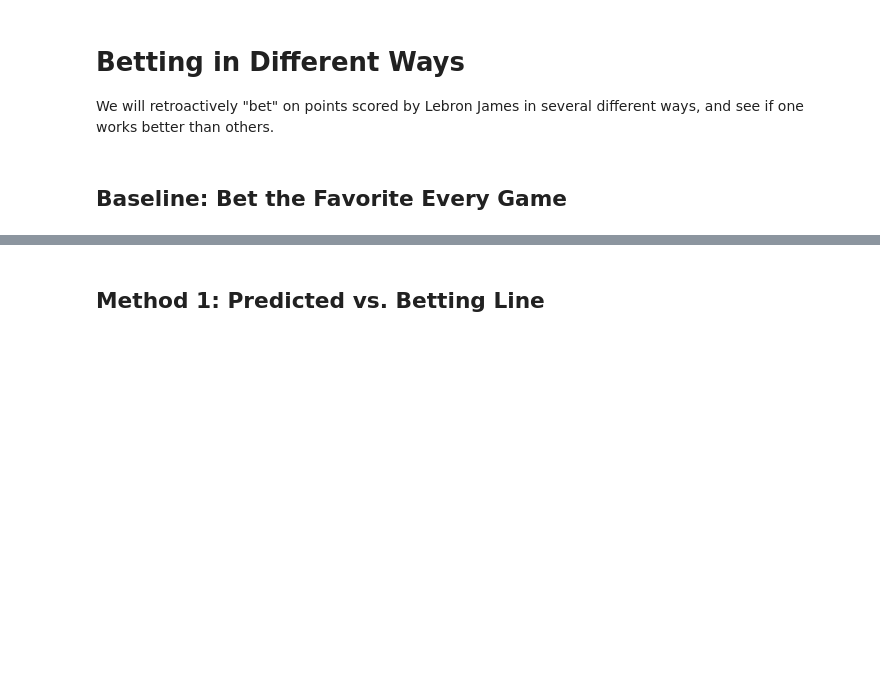
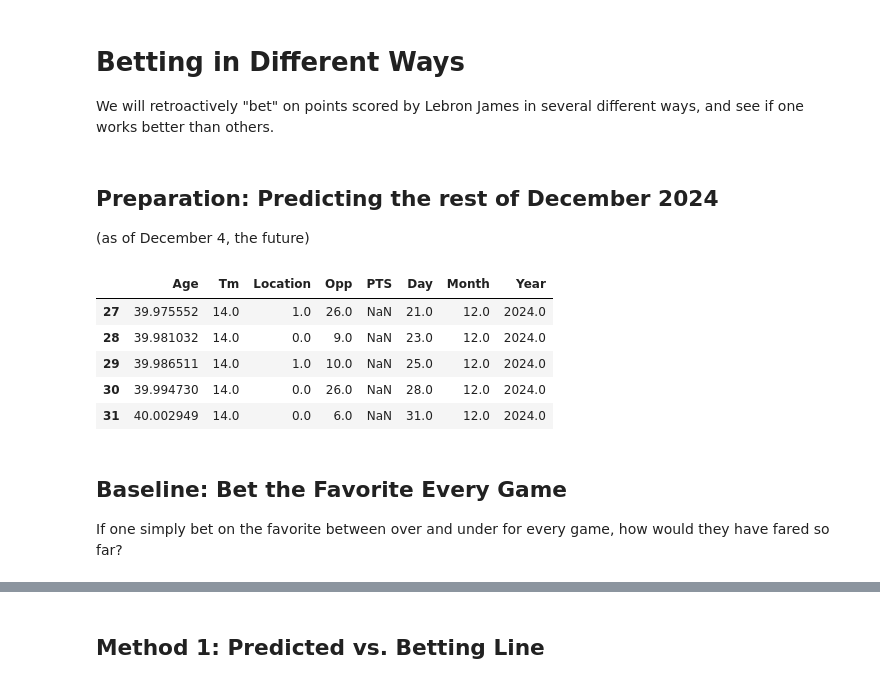
Before and after one commit to jwu04/LSTM-Project, a Jupyter notebook: LSTM.ipynb, the cells around one changed output, grey strips where cells are left out. Drawn from its saved outputs; the diff is of its cells as text; code cells hidden in the pictures; blank space fills up the shorter version.

```diff
--- a/LSTM.ipynb
+++ b/LSTM.ipynb
@@ -440,8 +440,22 @@ plt.show()
 # %% [markdown]
 # Betting in Different Ways
 We will retroactively "bet" on points scored by Lebron James in several different ways, and see if one works better than others.
+# %% [markdown]
+## Preparation: Predicting the rest of December 2024
+(as of December 4, the future)
+# %%
+datafall2024 = pd.read_csv("December_2024_data")
+datafall2024.tail()
+# %% [output]
+|  | Age | Tm | Location | Opp | PTS | Day | Month | Year |
+| 27 | 39.975552 | 14.0 | 1.0 | 26.0 | NaN | 21.0 | 12.0 | 2024.0 |
+| 28 | 39.981032 | 14.0 | 0.0 | 9.0 | NaN | 23.0 | 12.0 | 2024.0 |
+| 29 | 39.986511 | 14.0 | 1.0 | 10.0 | NaN | 25.0 | 12.0 | 2024.0 |
+| 30 | 39.994730 | 14.0 | 0.0 | 26.0 | NaN | 28.0 | 12.0 | 2024.0 |
+| 31 | 40.002949 | 14.0 | 0.0 | 6.0 | NaN | 31.0 | 12.0 | 2024.0 |
 # %% [markdown]
 ## Baseline: Bet the Favorite Every Game
+If one simply bet on the favorite between over and under for every game, how would they have fared so far?
 # %%
 bettinglinesdf['Actual Points'] = np.array(data2024['PTS'])
 bettinglinesdf['Predicted Points'] = np.array(predictions_combined)
```
Also changed, not shown: parts of 13 cells of this notebook.
